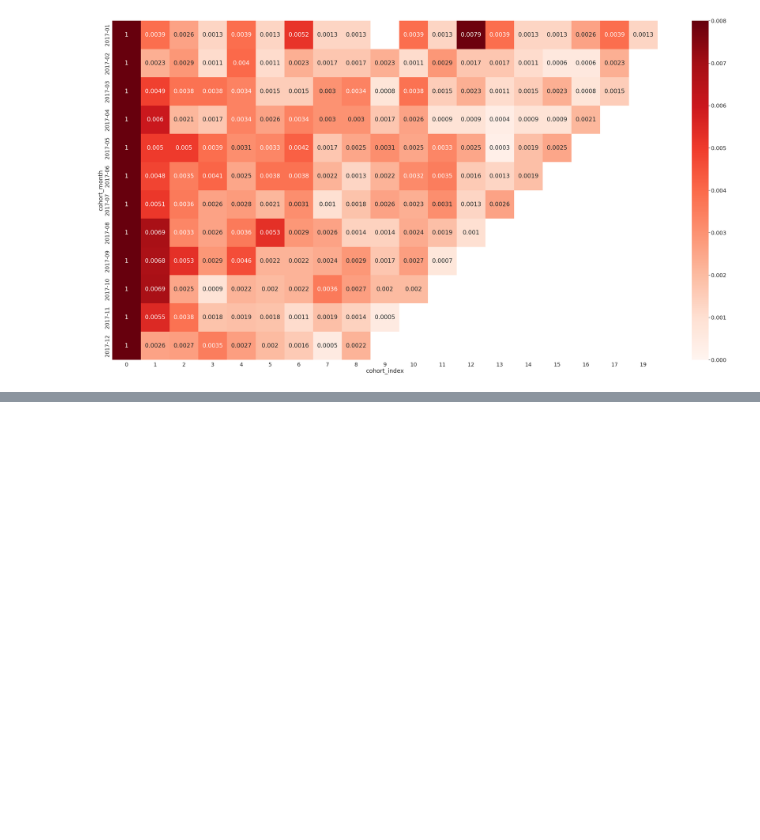
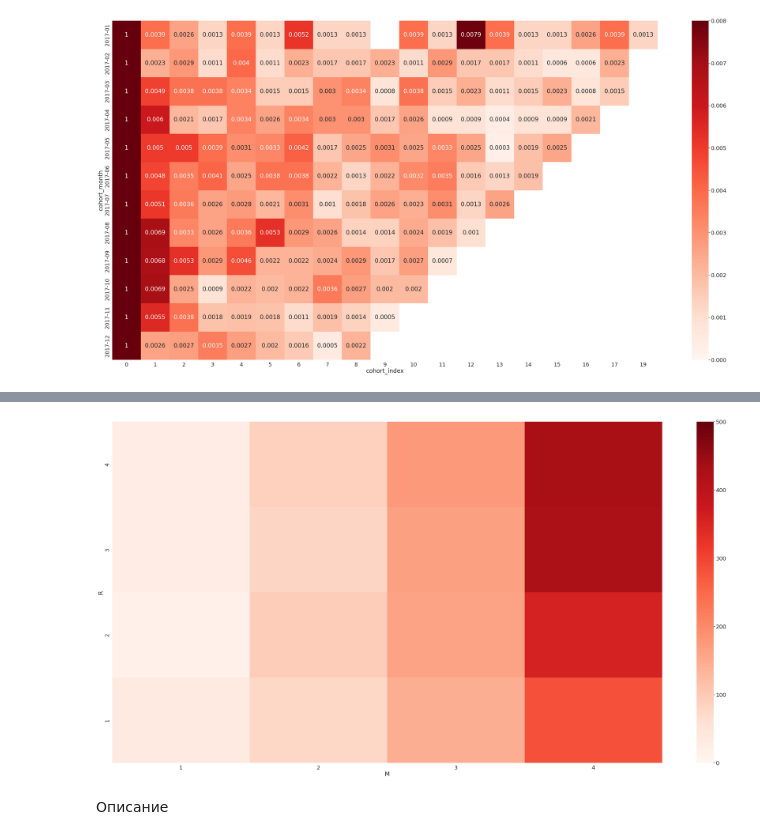
Before and after one commit to Andrey-Bubenchshikov/karpov_courses, a Jupyter notebook: src/module_6/lesson_1/Project.ipynb, the cells around one changed output, grey strips where cells are left out. Cells and saved outputs as stored; diff of their text form; code cells hidden in the pictures; blank space fills up the shorter version.

```diff
--- a/src/module_6/lesson_1/Project.ipynb
+++ b/src/module_6/lesson_1/Project.ipynb
@@ -227,0 +275,8 @@ rfm.head()
+# %%
+one_purchase_grid = sns.heatmap(
+    data = clusters.query("F != 1").pivot(index='R', columns='M', values='users').reindex(index = [4,3,2,1]), cmap="Reds", vmin=0, vmax=500
+)
+# %% [output]
+[figure, added]
+# %% [markdown]
+Описание
```
Also changed, not shown: parts of 28 cells of this notebook.
